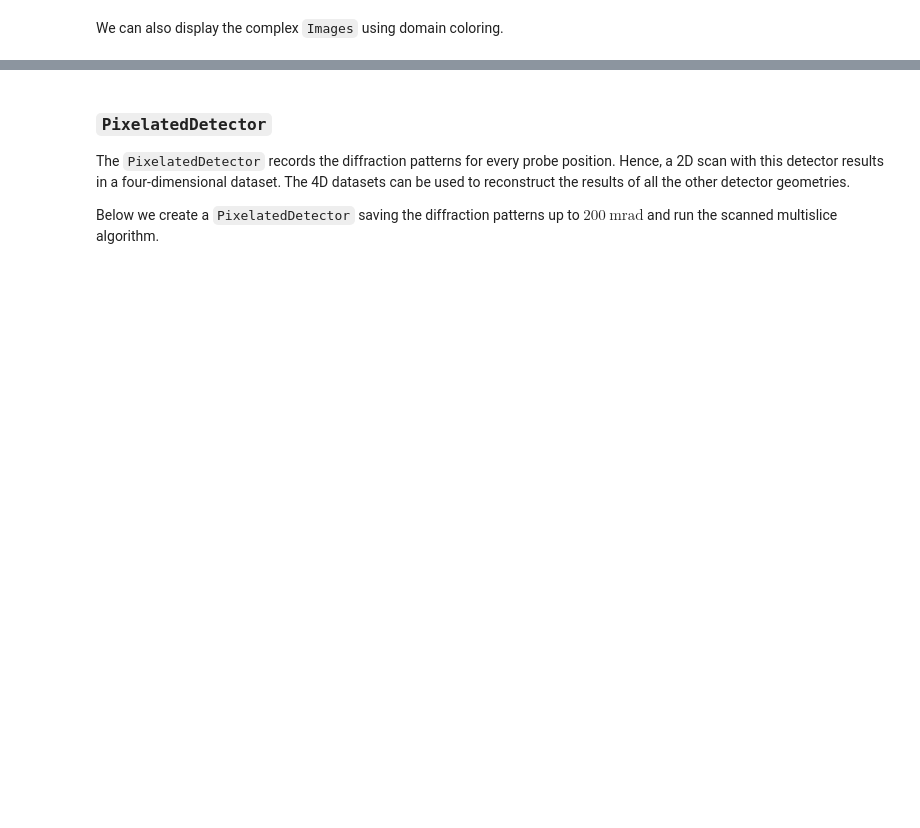
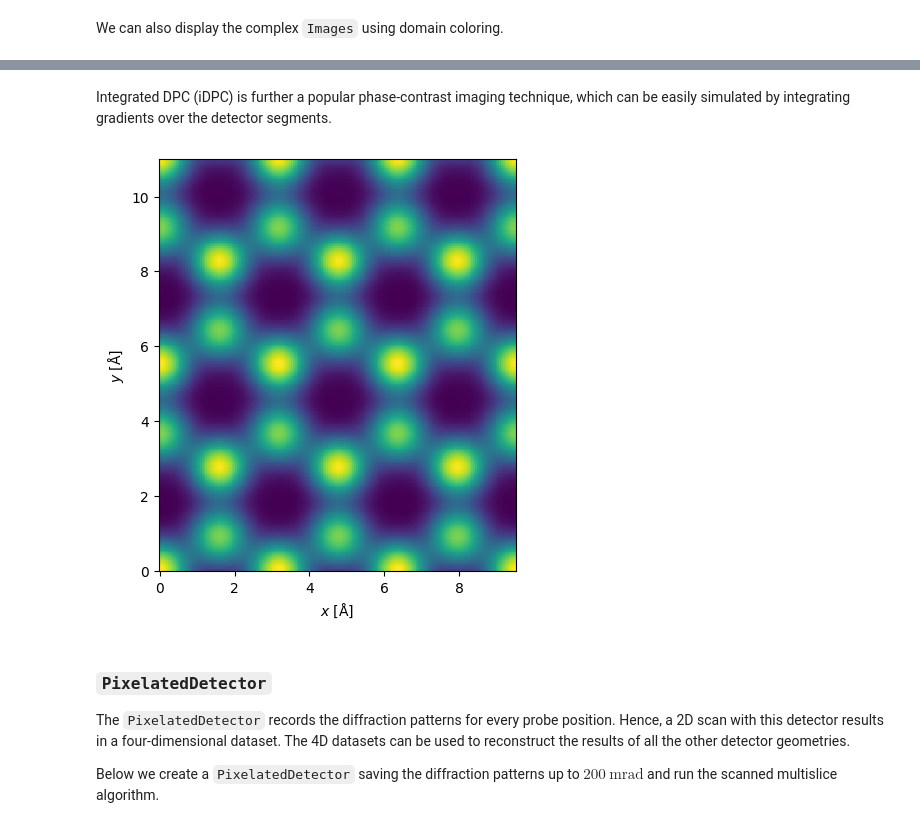
Before and after one commit to abTEM/doc, a Jupyter notebook: docs/user_guide/walkthrough/scan_and_detect.ipynb, the cells around one changed output, grey strips where cells are left out. Cells and saved outputs as stored; diff of their text form; code cells hidden in the pictures; blank space fills up the shorter version.

Commit message:
Fixed ordering of segments in DPC differentials and added an iDPC example.

```diff
--- a/docs/user_guide/walkthrough/scan_and_detect.ipynb
+++ b/docs/user_guide/walkthrough/scan_and_detect.ipynb
@@ -361,3 +361,10 @@ interpolated_differential.show(cbar=True);
+# %% [markdown]
+Integrated DPC (iDPC) is further a popular phase-contrast imaging technique, which can be easily simulated by integrating gradients over the detector segments.
+# %%
+idpc = interpolated_differential.integrate_gradient()
+visualization = idpc.show()
+# %% [output]
+[figure, added]
 # %% [markdown]
 ### `PixelatedDetector`
 
```
Also changed, not shown: parts of 9 cells of this notebook.
